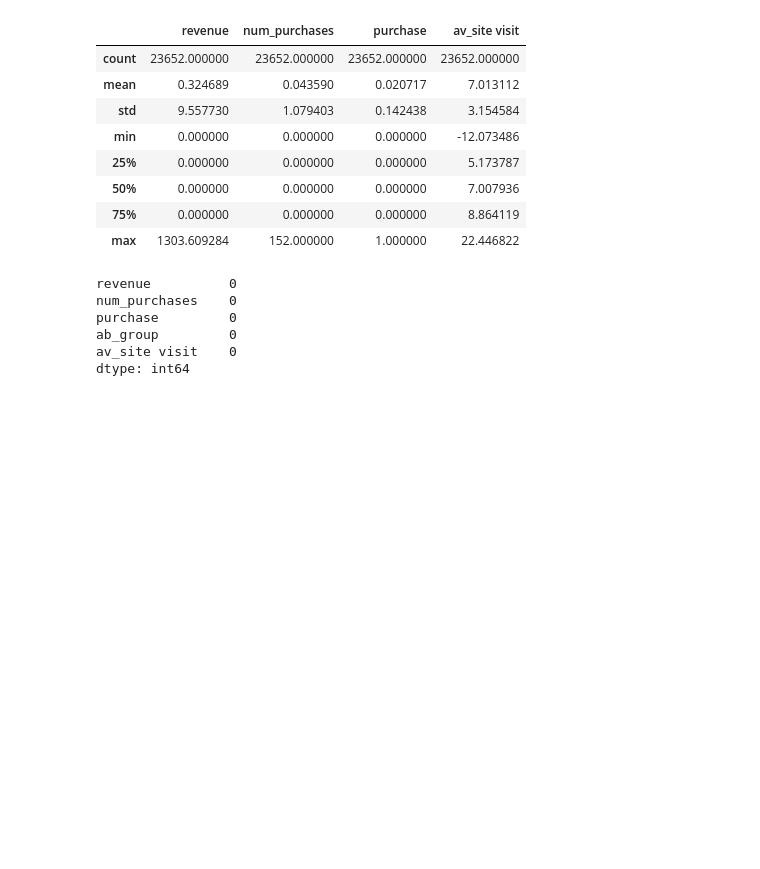
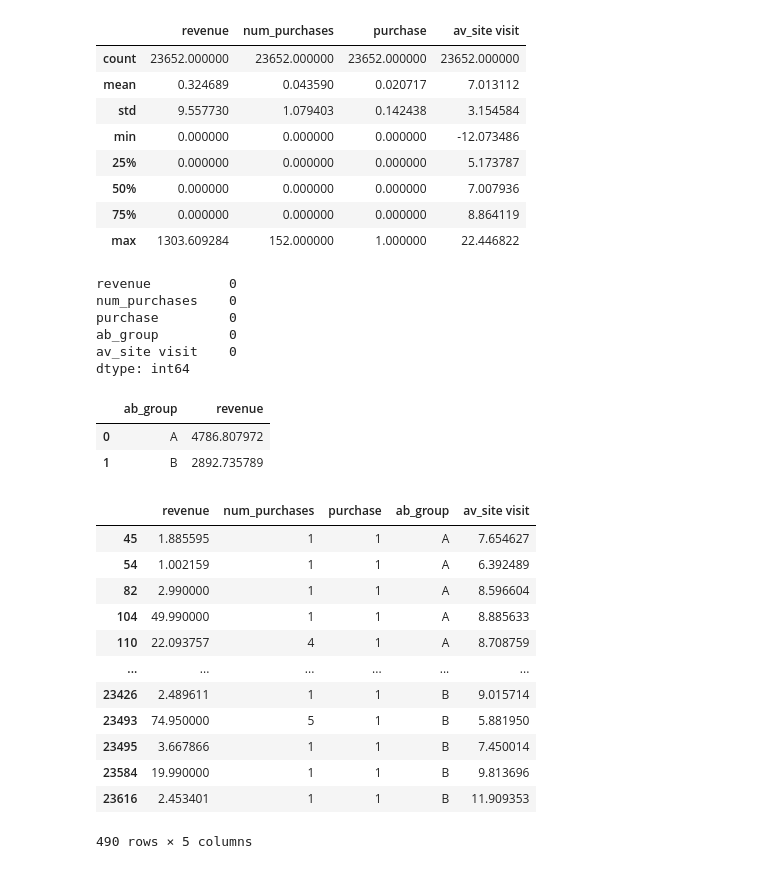
Before and after one commit to leonidsanov/Intermediate_certification, a Jupyter notebook: second_task.ipynb, the cells around one changed output. Drawn from its saved outputs; the diff is of its cells as text; code cells hidden in the pictures; blank space fills up the shorter version.

```diff
--- a/second_task.ipynb
+++ b/second_task.ipynb
@@ -61,3 +80,29 @@ purchase         0
 ab_group         0
 av_site visit    0
 dtype: int64
+# %%
+# Группируем данные по типу выборки, агрегируем по revenue
+grouped_data = data.groupby(['ab_group'], as_index=False).agg({'revenue': 'sum'})
+grouped_data.head()
+# %% [output]
+|  | ab_group | revenue |
+| 0 | A | 4786.807972 |
+| 1 | B | 2892.735789 |
+# %%
+# строки где выручка больше 0
+new_data = data[data['revenue'] > 0]
+new_data
+# %% [output]
+|  | revenue | num_purchases | purchase | ab_group | av_site visit |
+| 45 | 1.885595 | 1 | 1 | A | 7.654627 |
+| 54 | 1.002159 | 1 | 1 | A | 6.392489 |
+| 82 | 2.990000 | 1 | 1 | A | 8.596604 |
+| 104 | 49.990000 | 1 | 1 | A | 8.885633 |
+| 110 | 22.093757 | 4 | 1 | A | 8.708759 |
+| ... | ... | ... | ... | ... | ... |
+| 23426 | 2.489611 | 1 | 1 | B | 9.015714 |
+| 23493 | 74.950000 | 5 | 1 | B | 5.881950 |
+| 23495 | 3.667866 | 1 | 1 | B | 7.450014 |
+| 23584 | 19.990000 | 1 | 1 | B | 9.813696 |
+| 23616 | 2.453401 | 1 | 1 | B | 11.909353 |
+490 rows × 5 columns
```
Also changed, not shown: parts of 13 cells of this notebook, 1 other file.
